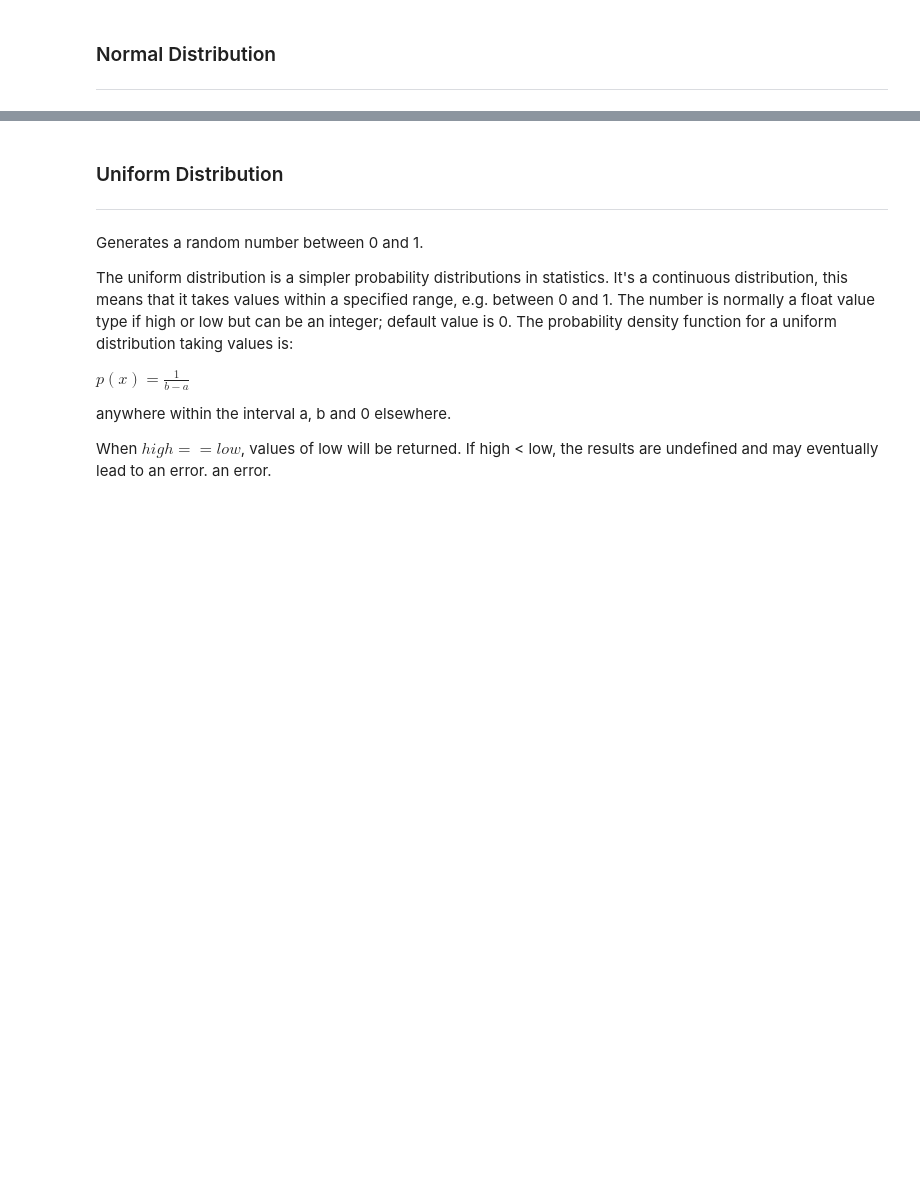
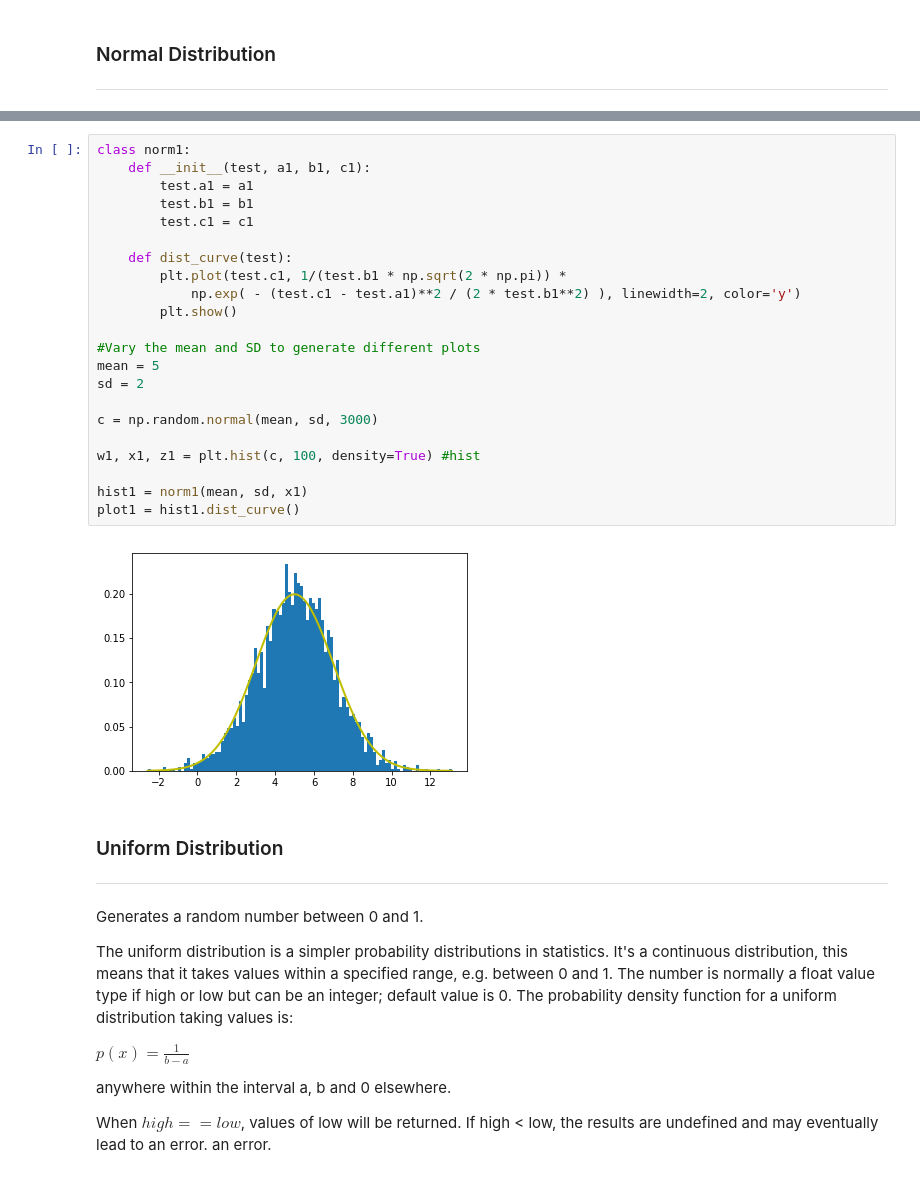
Before and after one commit to IvanMcGann/emergingTechAssignments, a Jupyter notebook: numpy-random.ipynb, the cells around one changed output, grey strips where cells are left out. Drawn from its saved outputs; the diff is of its cells as text; blank space fills up the shorter version.

Commit message:
updated normal distribution info in rand notebook

```diff
--- a/numpy-random.ipynb
+++ b/numpy-random.ipynb
@@ -68,3 +74,27 @@ Normal (Gaussian) distribution.
+# %%
+class norm1:
+    def __init__(test, a1, b1, c1):
+        test.a1 = a1
+        test.b1 = b1
+        test.c1 = c1
+
+    def dist_curve(test):
+        plt.plot(test.c1, 1/(test.b1 * np.sqrt(2 * np.pi)) *
+            np.exp( - (test.c1 - test.a1)**2 / (2 * test.b1**2) ), linewidth=2, color='y')
+        plt.show()
+
+#Vary the mean and SD to generate different plots
+mean = 5
+sd = 2
+
+c = np.random.normal(mean, sd, 3000)
+
+w1, x1, z1 = plt.hist(c, 100, density=True) #hist
+
+hist1 = norm1(mean, sd, x1)
+plot1 = hist1.dist_curve()
+# %% [output]
+[figure, added]
 # %% [markdown]
 ### Uniform Distribution
 ***
```
Also changed, not shown: parts of 20 cells of this notebook, 1 other file.
